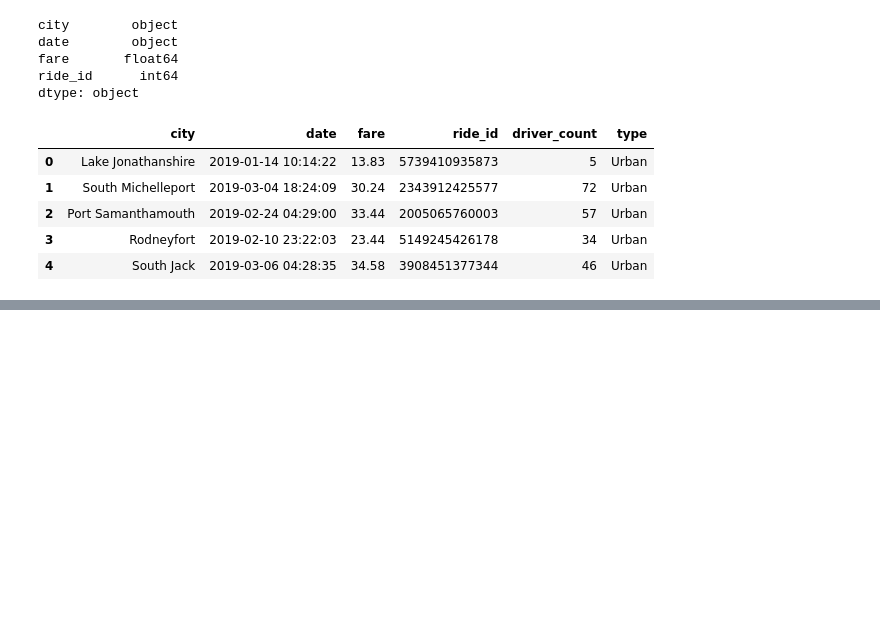
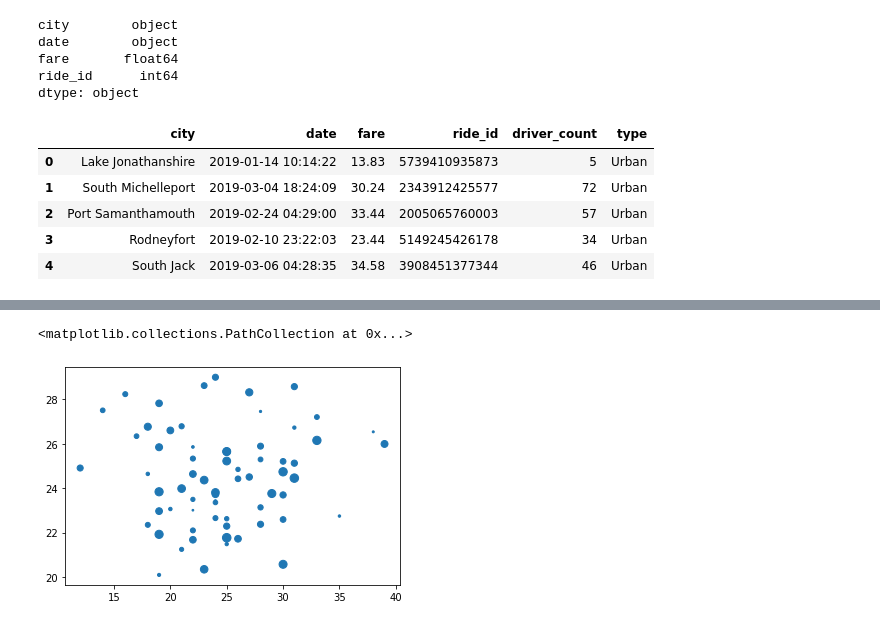
Before and after one commit to MarcelinGian/PyBer_Analysis, a Jupyter notebook: PyBer.ipynb, the cells around one changed output, grey strips where cells are left out. Drawn from its saved outputs; the diff is of its cells as text; code cells hidden in the pictures; blank space fills up the shorter version.

Commit message:
Added combined scatter plot

```diff
--- a/PyBer.ipynb
+++ b/PyBer.ipynb
@@ -126,3 +126,10 @@ pyber_data_df.head()
 | 2 | Port Samanthamouth | 2019-02-24 04:29:00 | 33.44 | 2005065760003 | 57 | Urban |
 | 3 | Rodneyfort | 2019-02-10 23:22:03 | 23.44 | 5149245426178 | 34 | Urban |
 | 4 | South Jack | 2019-03-06 04:28:35 | 34.58 | 3908451377344 | 46 | Urban |
+# %%
+# separate DataFrames for each CITY type
+
+# Crete the Urbn city DtaFrame
+urban_cities_df = pyber_data_df[pyber_data_df["type"] == "Urban"]
+
+urban_cities_df.head()
@@ -128,0 +157,9 @@ pyber_data_df.head()
+# %%
+# GET INDIVIDIAL CITIES
+
+#Use the groupby() function to create a Series of data that has the name of the city as the index
+#... then count() on the ride_id column
+
+# Get the number of rides for urban cities.
+urban_ride_count = urban_cities_df.groupby(["city"]).count()["ride_id"]
+urban_ride_count.head()
@@ -128,0 +179,4 @@ pyber_data_df.head()
+# %%
+# GET AVERAGE FARE BY CITY
+urban_avg_fare = urban_cities_df.groupby(["city"]).mean()["fare"]
+urban_avg_fare.head()
@@ -128,0 +196,4 @@ pyber_data_df.head()
+# %%
+# GET Average nomber of drivers by city
+urban_driver_count = urban_cities_df.groupby(["city"]).mean()["driver_count"]
+urban_driver_count.head()
@@ -128,0 +213,11 @@ pyber_data_df.head()
+# %%
+# Build the scatter plots for urban cities
+##plt.scatter(urban_ride_count, urban_avg_fare)
+
+# NOW: add the s= parameter to the scatter() function
+plt.scatter(urban_ride_count,
+            urban_avg_fare,
+           s=urban_driver_count)
+# %% [output]
+<matplotlib.collections.PathCollection at 0x...>
+[figure, added]
```
Also changed, not shown: parts of 13 cells of this notebook, 2 other files.
